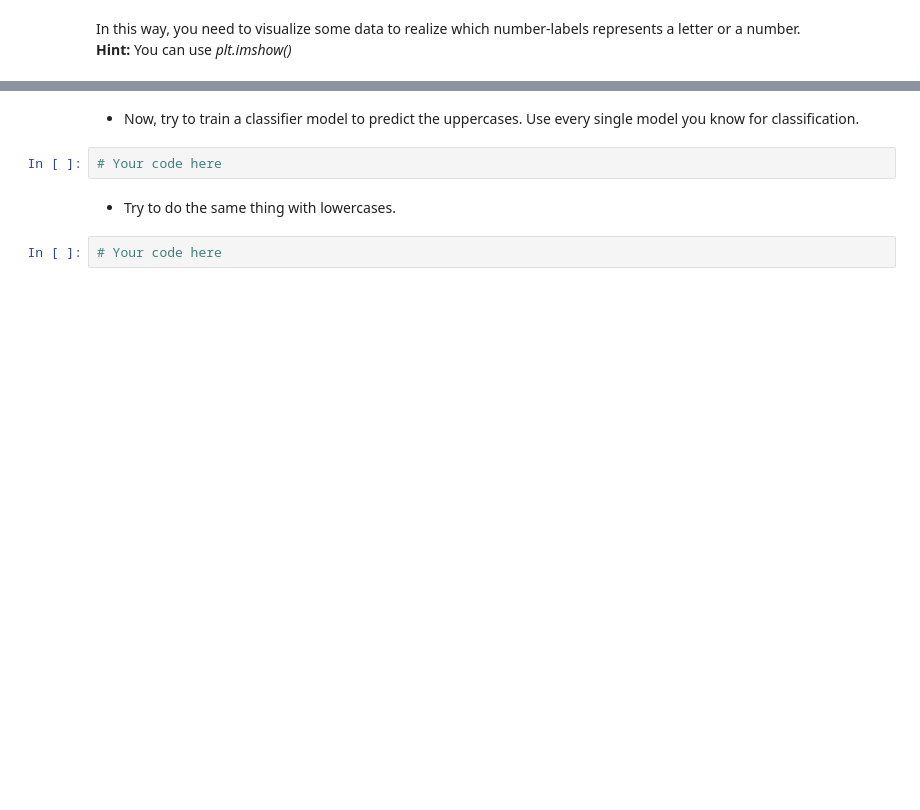
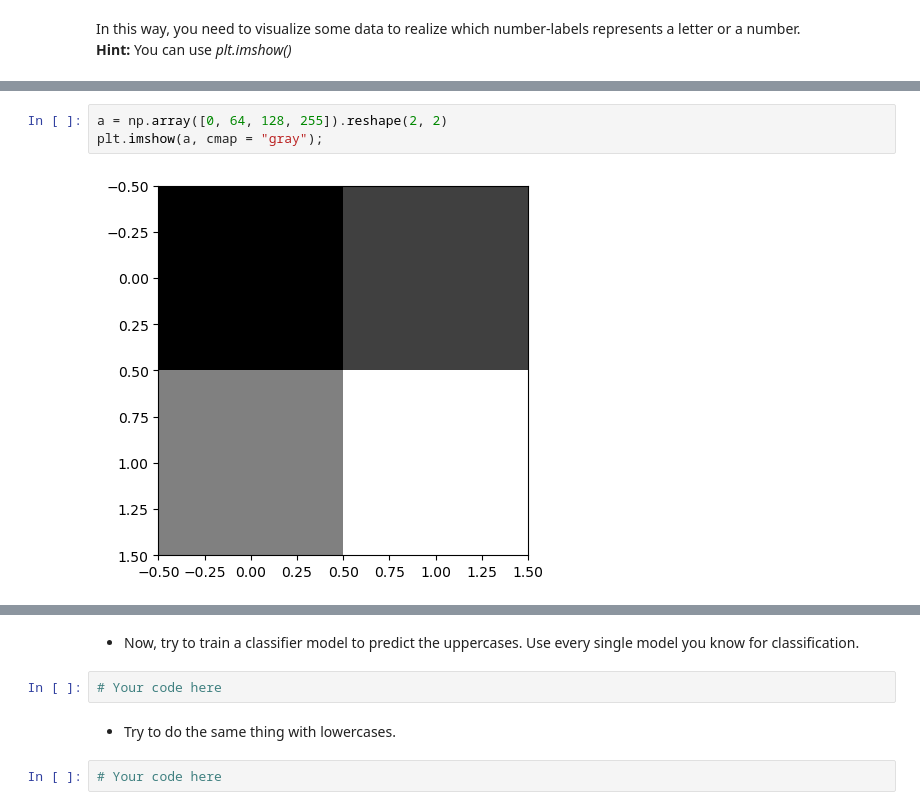
Before and after one commit to ta-data-mexpt/lab-supervised-classification, a Jupyter notebook: Supervised Classification.ipynb, the cells around one changed output, grey strips where cells are left out. Drawn from its saved outputs; the diff is of its cells as text; blank space fills up the shorter version.

```diff
--- a/Supervised Classification.ipynb
+++ b/Supervised Classification.ipynb
@@ -26,0 +135,5 @@ In this way, you need to visualize some data to realize which number-labels repr
+# %%
+a = np.array([0, 64, 128, 255]).reshape(2, 2)
+plt.imshow(a, cmap = "gray");
+# %% [output]
+[figure, added]
```
Also changed, not shown: parts of 20 cells of this notebook.
